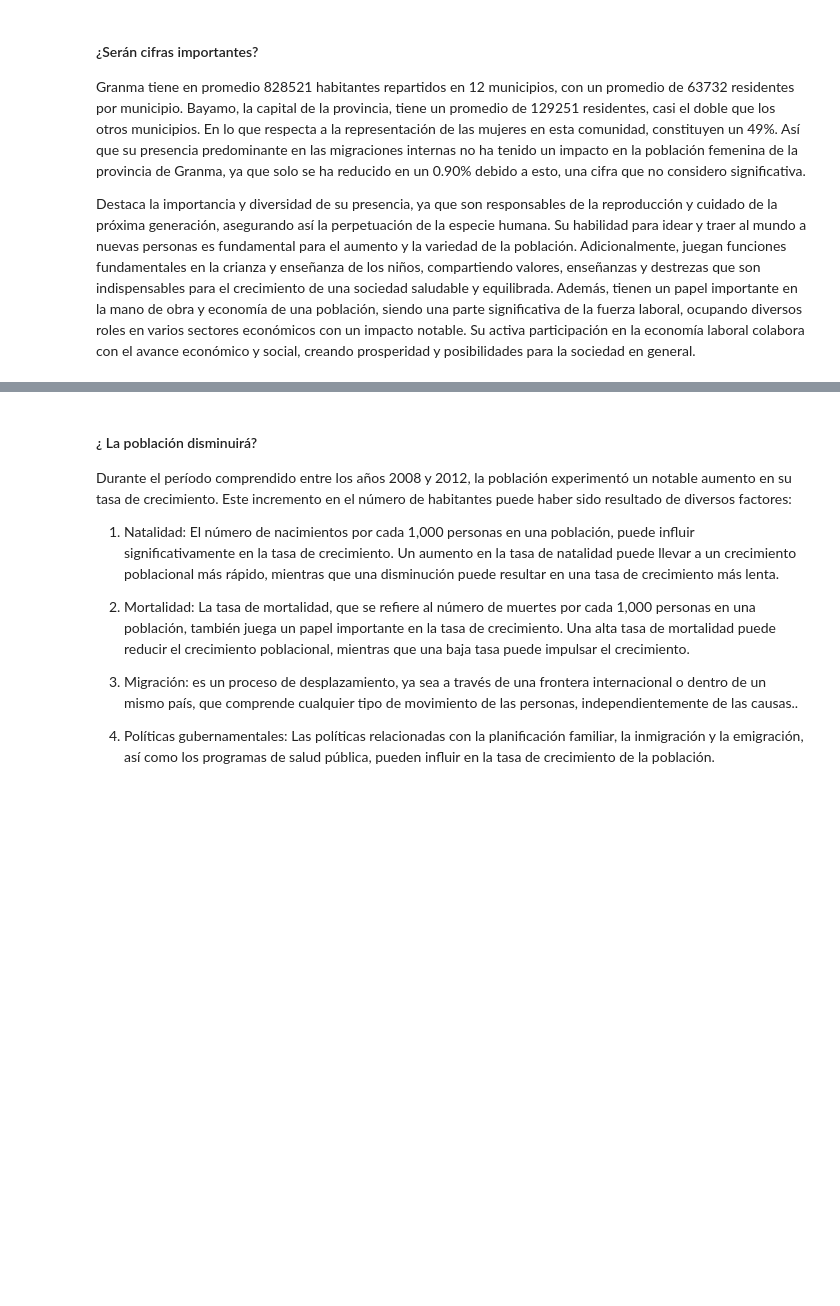
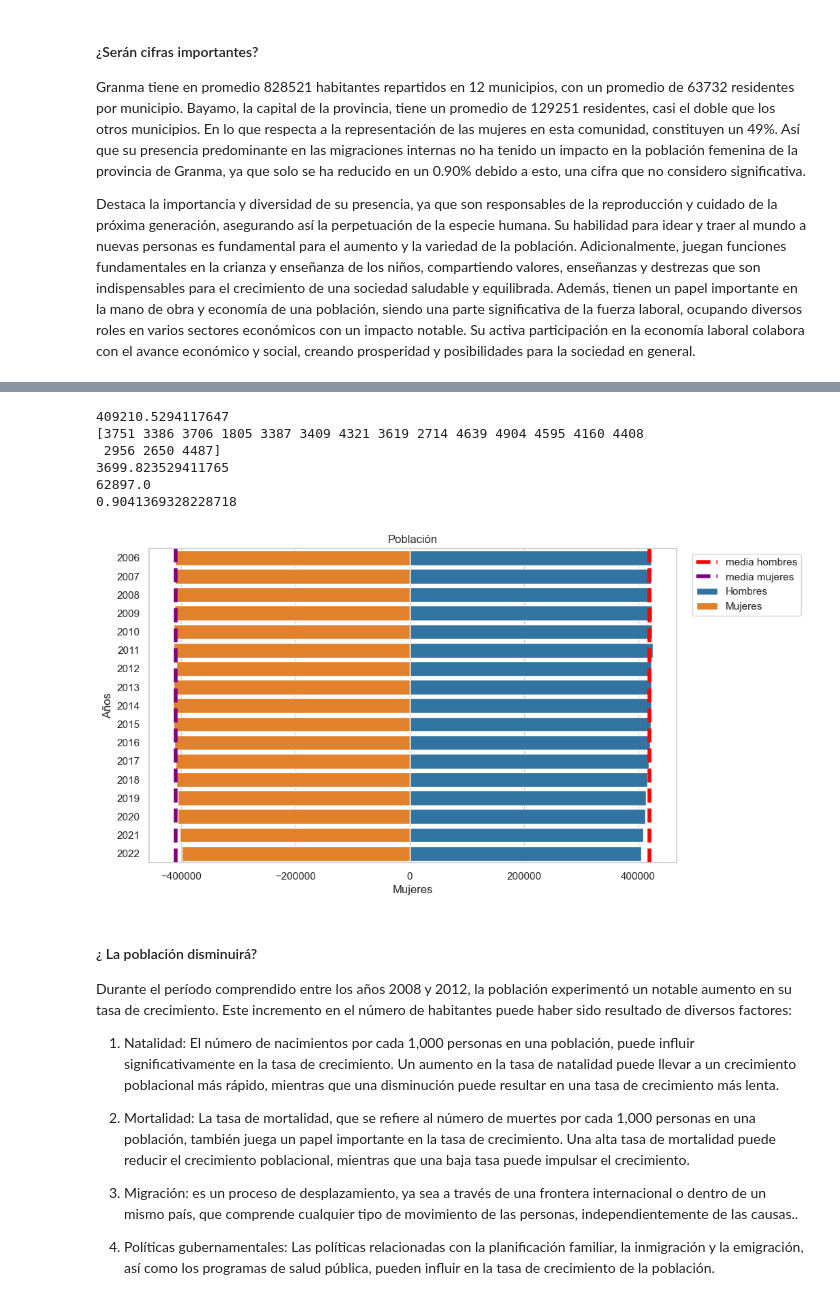
Before and after one commit to ALbertE03/ALbertICD, a Jupyter notebook: Proyecto Final de ICD/ICD.ipynb, the cells around one changed output, grey strips where cells are left out. Saved outputs shown, nothing was run; the diff lists cells and outputs as text; code cells hidden in the pictures; blank space fills up the shorter version.

```diff
--- a/Proyecto Final de ICD/ICD.ipynb
+++ b/Proyecto Final de ICD/ICD.ipynb
@@ -221,3 +138,60 @@ plt.show()
+# %%
+#lista de residentes hombres y mujeres 2006-2022
+poblacionT = llenar_lista("municipios",'residentesH_M_06-22',granma['listamunis'])
+#separo los hombres que están en los indice par
+listaH = [y for x,y in enumerate(poblacionT) if x%2 == 0 ]
+#separo las mujeres que están en los indice impar
+listaM = [y for x,y in enumerate(poblacionT)if x%2 != 0]
+#los llevamos a matrices numpy
+listaH = np.array(listaH)
+listaM = np.array(listaM)
+
+#mujeres emigrantes
+M=proviM
+#transpuesta y suma de sus filas
+M=M.T.sum(axis=1)
+
+#listas de hombres y mujeres
+m = listaM.T.sum(axis = 1)
+h = listaH.T.sum(axis = 1)
+#promedio de hombres y mujeres
+mediaMT=m.mean()
+mediaHT=h.mean()
+#porciento de mujeres emigrantes con respecto a la media de mujeres
+mujeres_emigrantes_porciento = (M.mean()/mediaMT)*100
+# Crear el DataFrame
+data = {
+    'Años': ['2006', '2007', '2008', '2009', '2010', '2011','2012','2013','2014',
+                  '2015','2016','2017','2018','2019','2020','2021','2022'],
+    'Hombres': h,
+    'Mujeres': m
+}
+df = pd.DataFrame(data)
+# Configurar el estilo y colores de la pirámide
+sns.set(style="whitegrid")
+colors = ["#1f77b4", "#ff7f0e"]  # Azul para hombres, naranja para mujeres
+#tamaño de la pirámide
+plt.figure(figsize=(10, 6))
+# graficar dos gráficos de barras horizontales, uno para hombres y otro para mujeres
+bar1 = sns.barplot(x = 'Hombres', y = 'Años', data = df, color = colors[0], label = 'Hombres')
+bar2 = sns.barplot( x= -df['Mujeres'], y = 'Años', data = df, color = colors[1], label = 'Mujeres')
+# Ajustar la visualización de la pirámide
+plt.ylabel("Años")
+plt.axvline(x=mediaHT, color='red', linestyle='--', label='media hombres',linewidth = 4)
+plt.axvline(x=-mediaMT, color='purple', linestyle='--', label='media mujeres',linewidth = 4)
+plt.axvline(x=-mujeres_emigrantes_porciento, color='b', linestyle='--', label='porciento de mujeres',linewidth = 4)
+#titulo
+plt.title("Población")
+plt.legend(bbox_to_anchor = (1.02, 1), loc = 'upper left')
+plt.show()
+# %% [output]
+409210.5294117647
+[3751 3386 3706 1805 3387 3409 4321 3619 2714 4639 4904 4595 4160 4408
+ 2956 2650 4487]
+3699.823529411765
+62897.0
+0.9041369328228718
+[figure, added]
 # %% [markdown]
 #### ¿ La población disminuirá?
 
```
Also changed, not shown: parts of 1 cell of this notebook, 2 other files.
